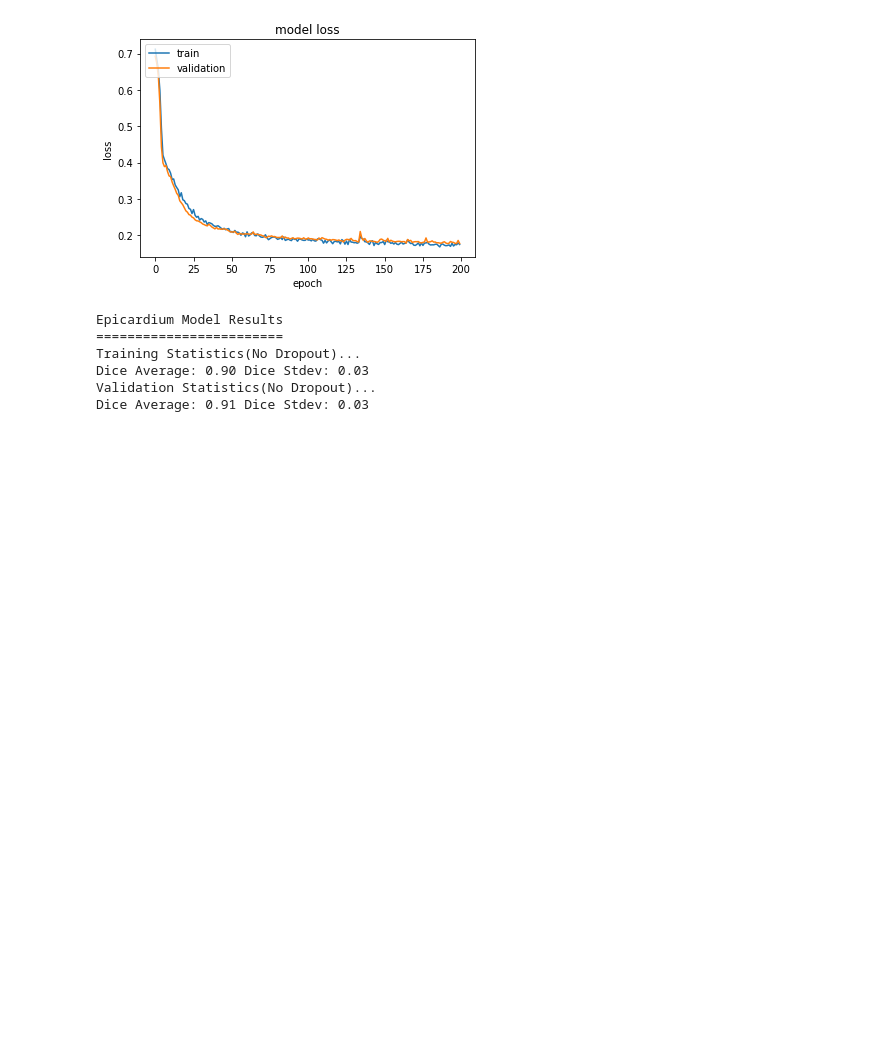
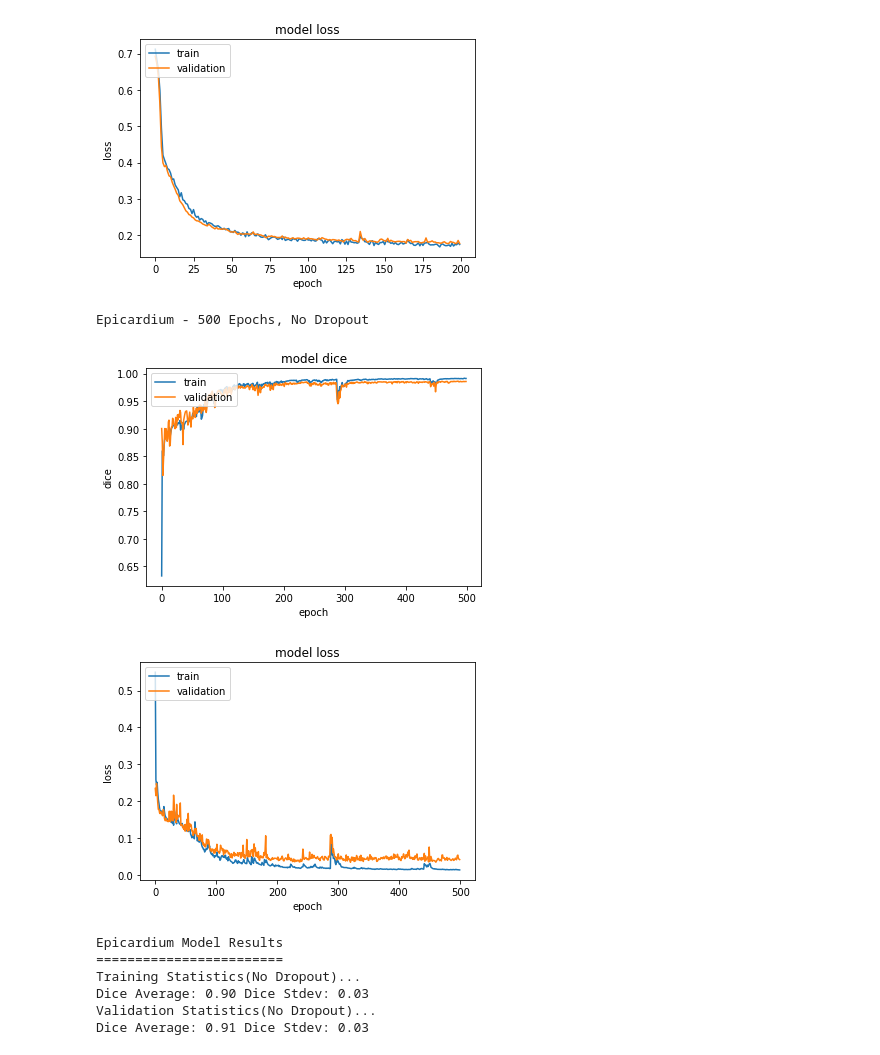
Before and after one commit to aksharkkumar/cmri-rv-seg, a Jupyter notebook: notebooks/cmri-rv-seg.ipynb, the cells around one changed output. Saved outputs shown, nothing was run; the diff lists cells and outputs as text; code cells hidden in the pictures; blank space fills up the shorter version.

```diff
--- a/notebooks/cmri-rv-seg.ipynb
+++ b/notebooks/cmri-rv-seg.ipynb
@@ -371,6 +371,9 @@ hyperparams: {Dropout:0.0, Epochs:200, Batch Size: 20}
 - train_dice = 0.91 +/- 0.03
 - val_dice = 0.92 +/- 0.02
 # %%
+height, width, _ = images[0].shape
+dropout = 0.0
+unet_conv = unet.UNet()
 model_epi = unet_conv.get_unet(height=height,width=width,channels=1,features=32,steps=3,dropout=dropout,padding='same')
 
 model_epi.summary()
@@ -395,5 +398,5 @@ ________________________________________________________________________________
 # %%
-seed_epi = 10
+seed_epi = 81
 
 train_outer_masks = o_masks[:split_index]
 
@@ -407,10 +410,10 @@ train_masks_generator = train_images_datagen.flow(train_outer_masks, y=None, see
 train_outer_generator = zip(train_images_generator, train_masks_generator)
 
 validation_outer_masks = o_masks[split_index:]
-model_epi.compile(optimizer=Adam(lr=1e-5),loss='categorical_crossentropy',metrics=[dice_coef])
+model_epi.compile(optimizer=Adam(lr=1e-3),loss=[pixelwise_crossentropy],metrics=[dice_coef])
 # %%
 
-checkpointer = ModelCheckpoint(filepath='saved_models/epi_models/weightsNoDrop.hdf5',verbose=1,save_best_only=True)
+checkpointer = ModelCheckpoint(filepath='saved_models/epi_models/weights-500Epochs-NoDrop.hdf5',verbose=1,save_best_only=True)
 
 hist_epi = model_epi.fit_generator(train_outer_generator,steps_per_epoch=train_steps,epochs=epochs,verbose=2,callbacks=[checkpointer],
                                  validation_data=(validation_images,validation_outer_masks),validation_steps=val_steps)
@@ -437,6 +440,13 @@ show_plots(hist_epi)
 # %% [output]
 [figure]
 [figure]
+# %%
+print('Epicardium - 500 Epochs, No Dropout')
+show_plots(hist_epi)
+# %% [output]
+Epicardium - 500 Epochs, No Dropout
+[figure, added]
+[figure, added]
 # %%
 model_epi.load_weights('saved_models/epi_models/weightsNoDrop.hdf5')
 
```
Also changed, not shown: parts of 4 cells of this notebook, 3 other files.
